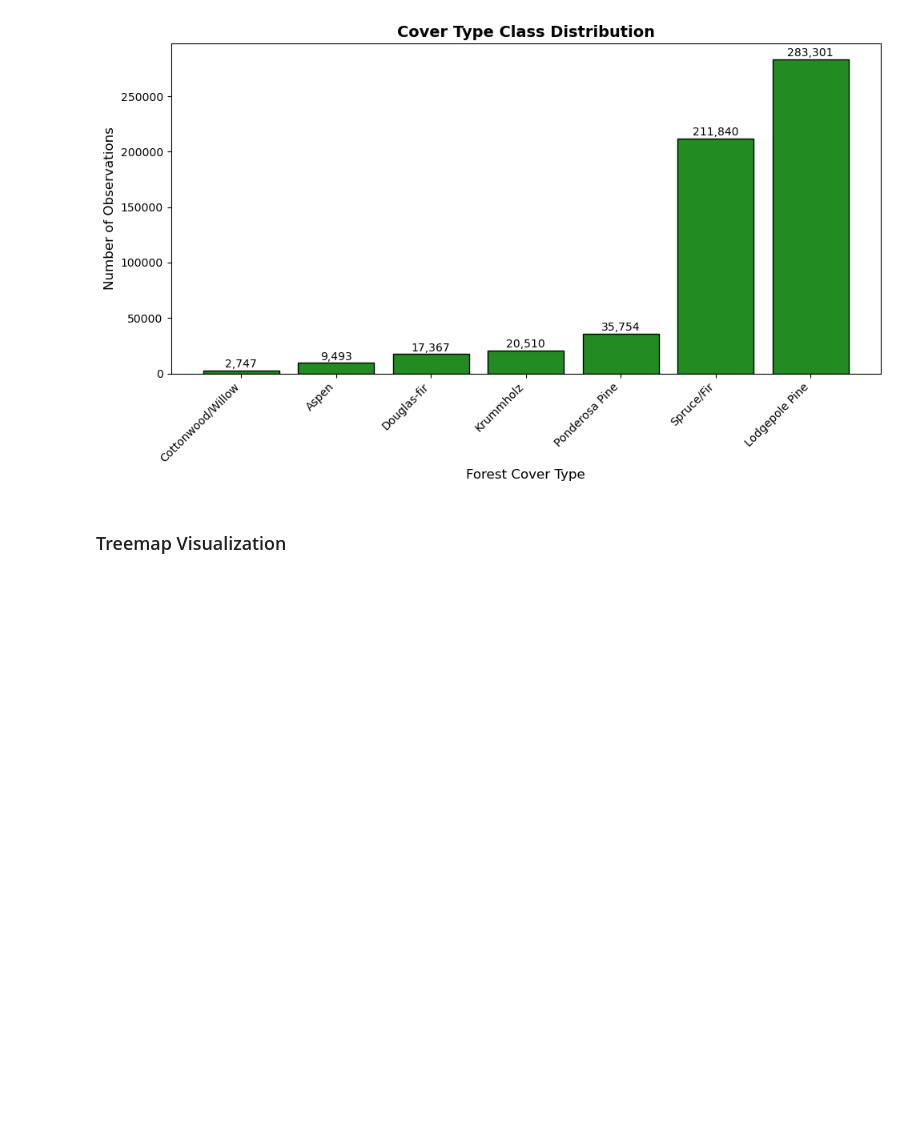
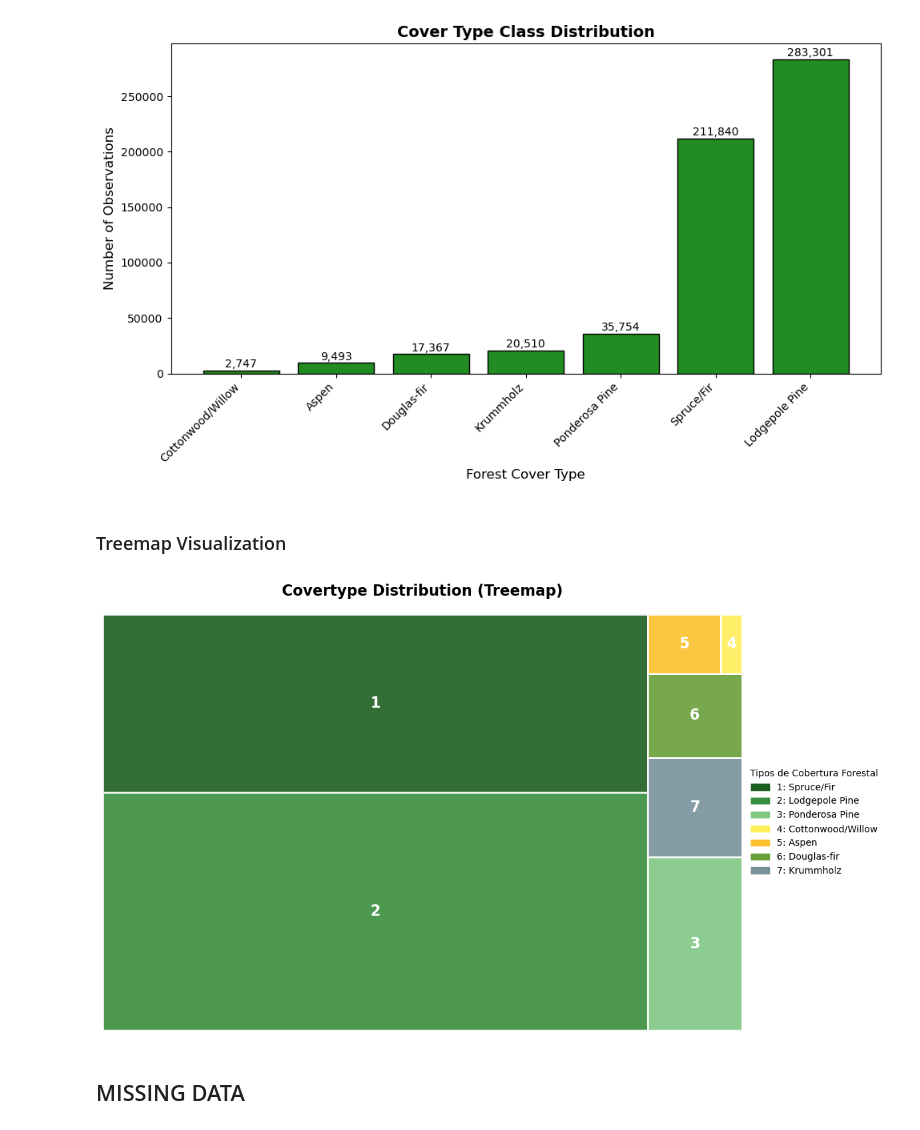
Before and after one commit to ineguiluz1/Forest-Covertype-Prediction-AML, a Jupyter notebook: notebooks/EDA.ipynb, the cells around one changed output. Saved outputs shown, nothing was run; the diff lists cells and outputs as text; code cells hidden in the pictures; blank space fills up the shorter version.

```diff
--- a/notebooks/EDA.ipynb
+++ b/notebooks/EDA.ipynb
@@ -81,3 +86,58 @@ plt.show()
 [figure]
 # %% [markdown]
 ### Treemap Visualization
+# %%
+# COLOR MAPPING
+custom_colors = {
+    1: '#1B5E20', # Spruce/Fir (Verde oscuro denso)
+    2: '#388E3C', # Lodgepole Pine (Verde bosque)
+    3: '#81C784', # Ponderosa Pine (Verde claro)
+    4: '#FFEE58', # Cottonwood/Willow (Amarillo sauce)
+    5: '#FBC02D', # Aspen (Amarillo otoñal)
+    6: '#689F38', # Douglas-fir (Verde oliva)
+    7: '#78909C'  # Krummholz (Grisáceo/Alta montaña)
+}
+
+# COUNTS PER CLASS
+counts = df['Cover_Type'].value_counts().sort_values(ascending=False)
+
+# LABELS AND COLORS
+labels = [str(idx) for idx in counts.index]
+color_list = [custom_colors[idx] for idx in counts.index]
+
+
+plt.figure(figsize=(12, 7))
+
+squarify.plot(
+    sizes=counts.values,
+    label=labels,
+    color=color_list,
+    alpha=0.9,
+    edgecolor="white",
+    linewidth=2,
+    text_kwargs={'fontsize': 16, 'weight': 'bold', 'color': 'white'}
+)
+
+# LEGEND
+legend_handles = [
+    mpatches.Patch(color=custom_colors[i], label=f"{i}: {covertype_class[i]}")
+    for i in sorted(covertype_class.keys())
+]
+
+plt.legend(
+    handles=legend_handles,
+    title="Tipos de Cobertura Forestal",
+    loc='center left',
+    bbox_to_anchor=(1, 0.5),
+    frameon=False
+)
+
+plt.title('Covertype Distribution (Treemap)',fontsize=16, fontweight='bold', pad=20)
+plt.axis('off')
+
+plt.tight_layout()
+plt.show()
+# %% [output]
+[figure, added]
+# %% [markdown]
+## MISSING DATA
```
Also changed, not shown: parts of 5 cells of this notebook.
